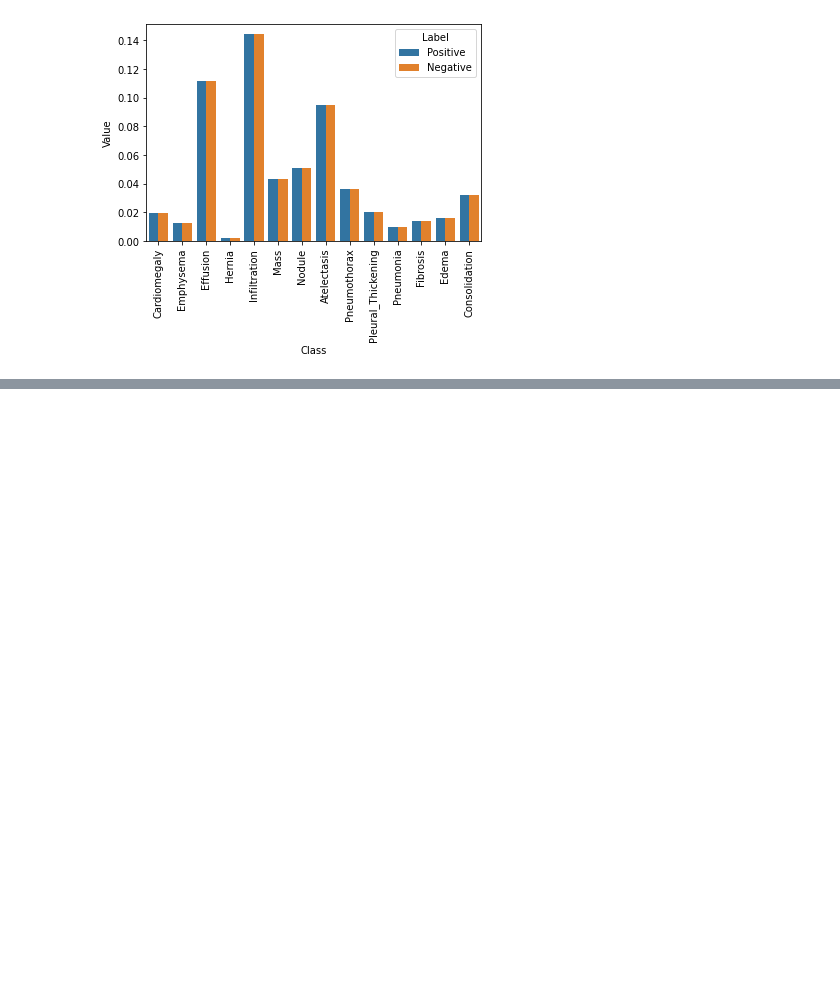
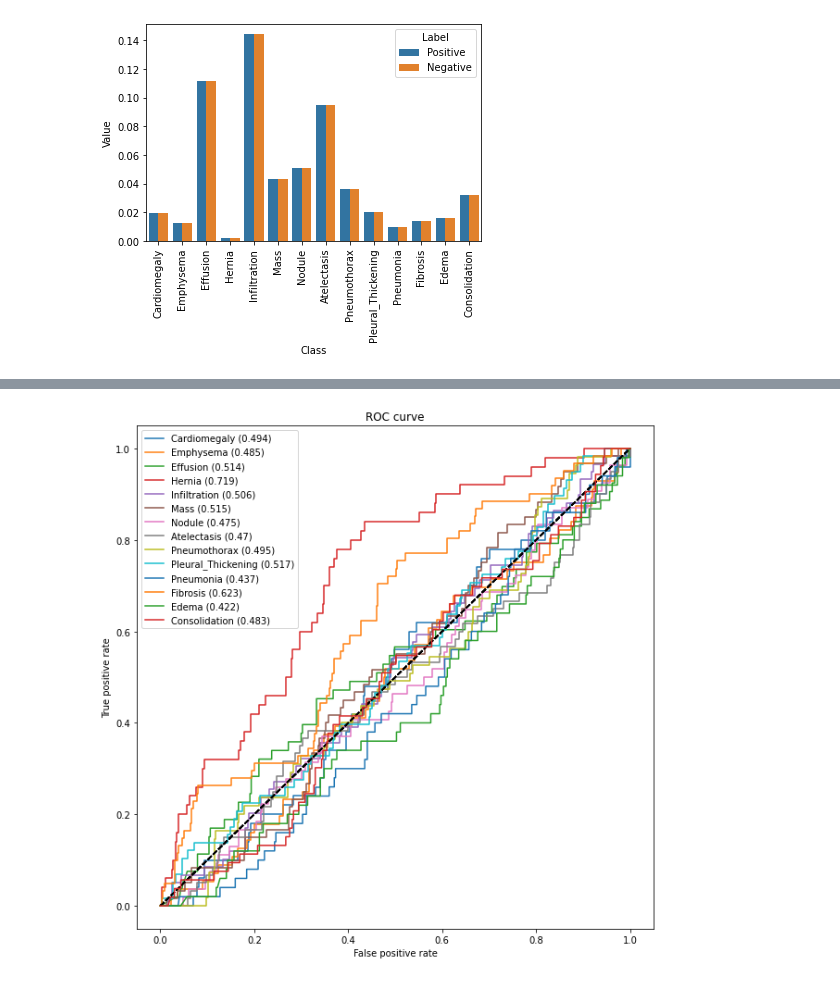
Before and after one commit to dissagaliyeva/medical_dl_projects, a Jupyter notebook: keras_notebook.ipynb, the cells around one changed output, grey strips where cells are left out. Cells and saved outputs as stored; diff of their text form; code cells hidden in the pictures; blank space fills up the shorter version.

```diff
--- a/keras_notebook.ipynb
+++ b/keras_notebook.ipynb
@@ -502,0 +642,2 @@ sns.barplot(x="Class", y="Value", hue="Label" ,data=data);
+# %%
+model.load_weights('models/pretrained.h5')
@@ -502,0 +651,2 @@ sns.barplot(x="Class", y="Value", hue="Label" ,data=data);
+# %%
+predicted_vals = model.predict_generator(test_generator, steps = len(test_generator))
@@ -502,0 +664,4 @@ sns.barplot(x="Class", y="Value", hue="Label" ,data=data);
+# %%
+auc_rocs = utils.get_roc_curve(labels, predicted_vals, test_generator)
+# %% [output]
+[figure, added]
```
Also changed, not shown: parts of 17 cells of this notebook, 5 other files.
